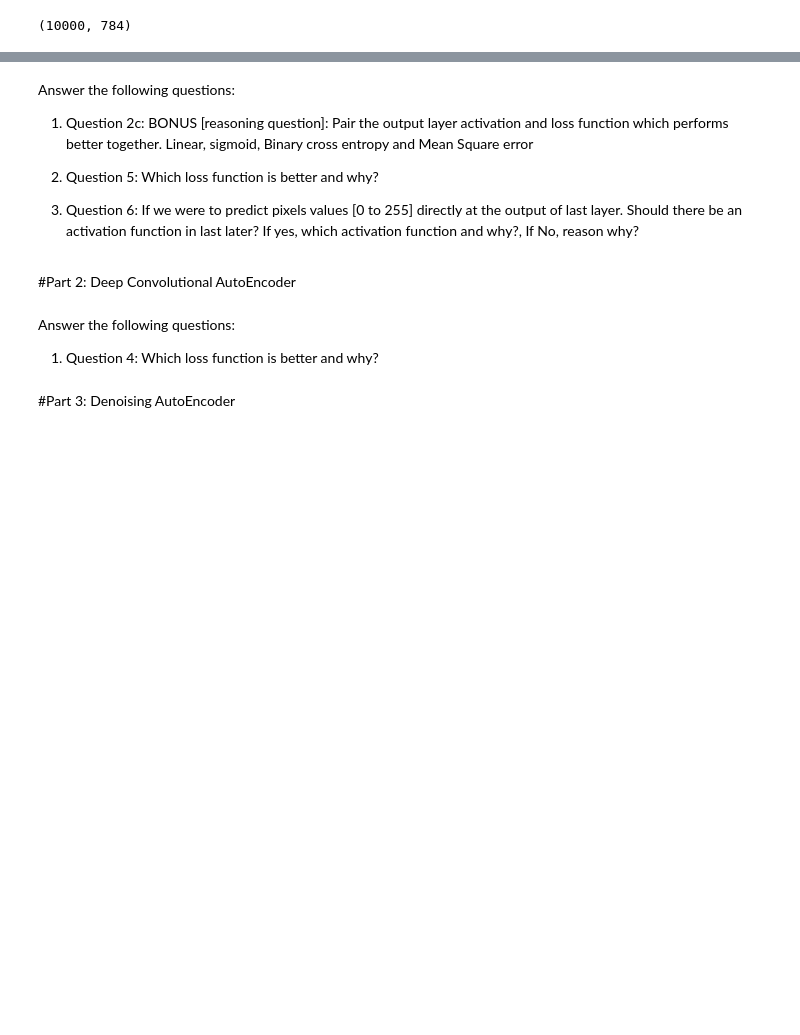
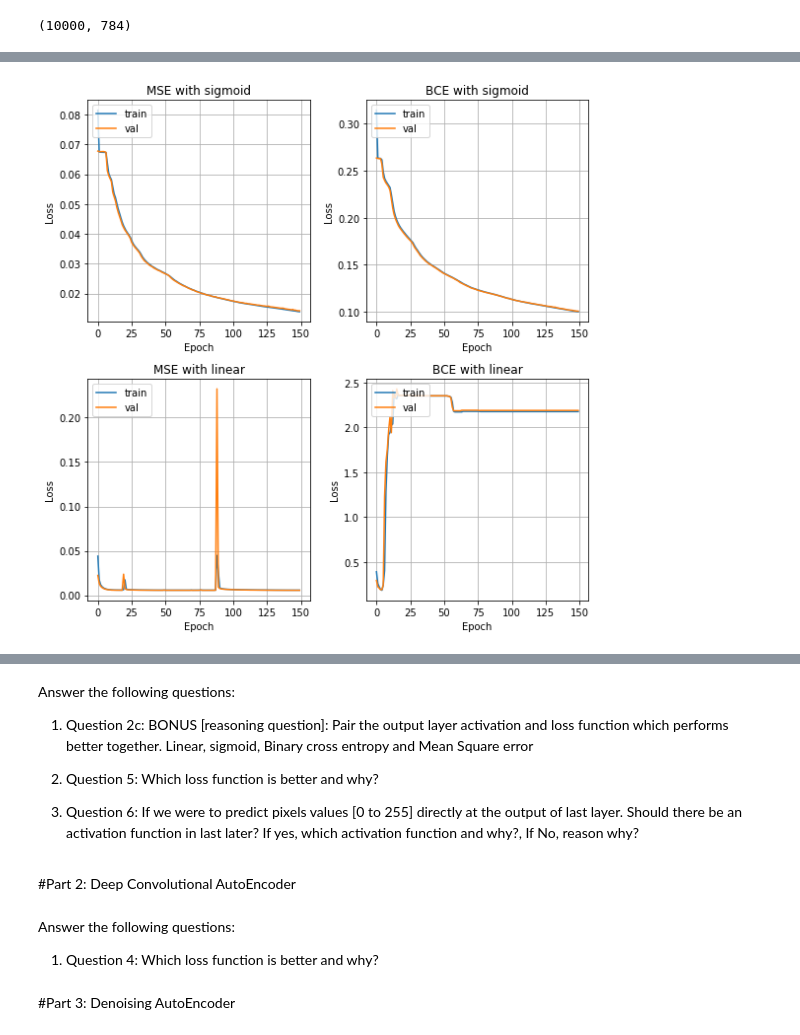
Before and after one commit to tshreegupta/ECE595DL, a Jupyter notebook: Project2/Project_2_Student_code.ipynb, the cells around one changed output, grey strips where cells are left out. Drawn from its saved outputs; the diff is of its cells as text; code cells hidden in the pictures; blank space fills up the shorter version.

Commit message:
Part1 done

```diff
--- a/Project2/Project_2_Student_code.ipynb
+++ b/Project2/Project_2_Student_code.ipynb
@@ -73,13 +83,13 @@ deep_ae = deep_ae()
 #Compile model using an appropriate loss and optimizer algorithm
 #FILL THIS IN
 #Part1: mean_squared_error
-deep_ae.compile(loss= 'mean_squared_error',
+deep_ae_mse.compile(loss= 'mean_squared_error',
                     optimizer= 'adam',
                     metrics=['accuracy'])
 
 #Train the model and assign training meta-data to a variable
 #FILL THIS IN
-deep_ae_meta_mse = deep_ae.fit(data_train_reshape,data_train_reshape,
+deep_ae_meta_mse = deep_ae_mse.fit(data_train_reshape,data_train_reshape,
                            batch_size=1024,
                            epochs=150,
                            shuffle=True,
@@ -104,0 +181,15 @@ Epoch 61/150
+# %%
+#Compile model using an appropriate loss and optimizer algorithm
+#FILL THIS IN
+#Part4: Binary CrOSS eNTROPY with linear activation function
+deep_ae_bce_l.compile(loss= 'binary_crossentropy',
+                    optimizer= 'adam',
+                    metrics=['accuracy'])
+
+#Train the model and assign training meta-data to a variable
+#FILL THIS IN
+deep_ae_meta_bce_l = deep_ae_bce_l.fit(data_train_reshape,data_train_reshape,
+                           batch_size=1024,
+                           epochs=150,
+                           shuffle=True,
+                           validation_data=(data_test_reshape,data_test_reshape))
@@ -105,3 +214,53 @@ Epoch 61/150
+# %%
+#Plot loss vs epoch for BCE and MSE [Together or separate, Both accepted]
+#FILL THIS CODE BLOCK IN AND PRODUCE PLOT
+fig =  plt.figure(figsize=(8, 8))
+
+#Plot MSE with sigmoid activation function
+ax = fig.add_subplot(2,2,1)
+ax.plot(deep_ae_meta_mse.history['loss'])
+ax.plot(deep_ae_meta_mse.history['val_loss'])
+ax.set_title('MSE with sigmoid')
+ax.set_xlabel('Epoch')
+ax.set_ylabel('Loss')
+ax.legend(['train','val'],loc='upper left')
+ax.grid(True)
+fig.tight_layout()
+
+#Plot BCE with sigmoid activation function
+ax = fig.add_subplot(2,2,2)
+ax.plot(deep_ae_meta_bce.history['loss'])
+ax.plot(deep_ae_meta_bce.history['val_loss'])
+ax.set_title('BCE with sigmoid')
+ax.set_xlabel('Epoch')
+ax.set_ylabel('Loss')
+ax.legend(['train','val'],loc='upper left')
+ax.grid(True)
+
+#Plot MSE with linear activation function
+ax = fig.add_subplot(2,2,3)
+ax.plot(deep_ae_meta_mse_l.history['loss'])
+ax.plot(deep_ae_meta_mse_l.history['val_loss'])
+ax.set_title('MSE with linear')
+ax.set_xlabel('Epoch')
+ax.set_ylabel('Loss')
+ax.legend(['train','val'],loc='upper left')
+ax.grid(True)
+fig.tight_layout()
+
+#Plot BCE with linear activation function
+ax = fig.add_subplot(2,2,4)
+ax.plot(deep_ae_meta_bce_l.history['loss'])
+ax.plot(deep_ae_meta_bce_l.history['val_loss'])
+ax.set_title('BCE with linear')
+ax.set_xlabel('Epoch')
+ax.set_ylabel('Loss')
+ax.legend(['train','val'],loc='upper left')
+ax.grid(True)
+
+fig.tight_layout()
+# %% [output]
+[figure, added]
 # %%
 #Calculate the reconstructions of the testing set (output of autoencoder on test set)
 #FILL THIS IN
```
Also changed, not shown: parts of 14 cells of this notebook.
